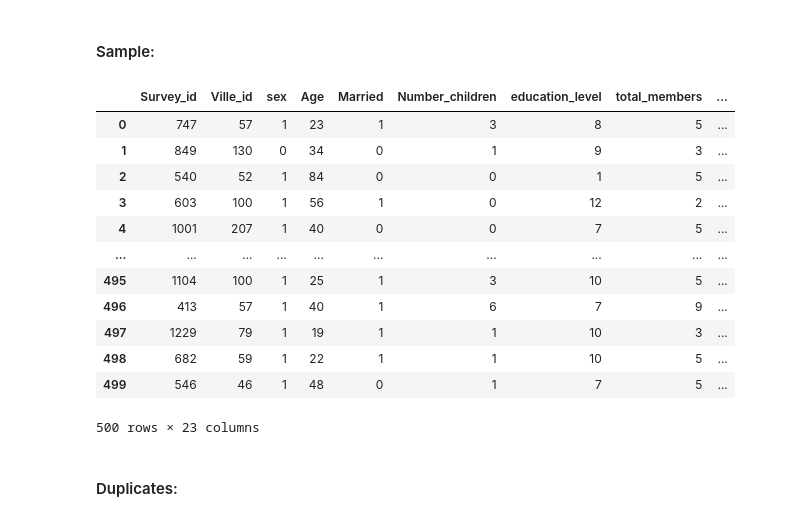
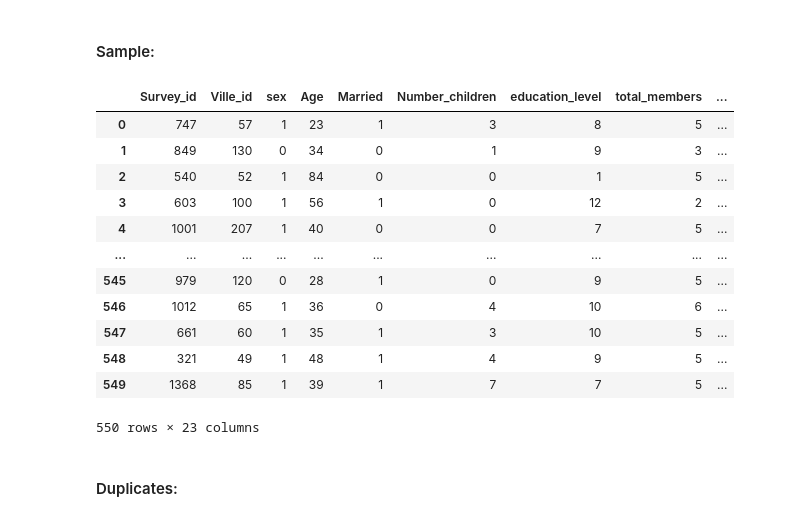
Before and after one commit to lameessa/IT326-project-depression, a Jupyter notebook: Phase2 notebook.ipynb, the cells around one changed output. Saved outputs shown, nothing was run; the diff lists cells and outputs as text; code cells hidden in the pictures.

```diff
--- a/Phase2 notebook.ipynb
+++ b/Phase2 notebook.ipynb
@@ -10,37 +10,37 @@ df = pd.read_csv('b_depressed.csv')
 # %%
 # Filter the data
 depressed_ones = df[df['depressed'] == 1]
 depressed_zeros = df[df['depressed'] == 0]
 
 # Calculate remaining sample size
-remaining_sample_size = 500 - len(depressed_ones)
+remaining_sample_size = 550 - len(depressed_ones)
 
 # Ensure we're not oversampling
 if remaining_sample_size > len(depressed_zeros):
     remaining_sample_size = len(depressed_zeros)
 
 # Sample from the non-depressed group
 depressed_zeros_sample = depressed_zeros.sample(n=remaining_sample_size, random_state=42)
 
 # Combine the two groups
 sample = pd.concat([depressed_ones, depressed_zeros_sample], ignore_index=True)
 
 # Display the sample
 display(sample)
 # %% [output]
 |  | Survey_id | Ville_id | sex | Age | Married | Number_children | education_level | total_members | ... |
 | 0 | 747 | 57 | 1 | 23 | 1 | 3 | 8 | 5 | ... |
 | 1 | 849 | 130 | 0 | 34 | 0 | 1 | 9 | 3 | ... |
 | 2 | 540 | 52 | 1 | 84 | 0 | 0 | 1 | 5 | ... |
 | 3 | 603 | 100 | 1 | 56 | 1 | 0 | 12 | 2 | ... |
 | 4 | 1001 | 207 | 1 | 40 | 0 | 0 | 7 | 5 | ... |
 | ... | ... | ... | ... | ... | ... | ... | ... | ... | ... |
-| 495 | 1104 | 100 | 1 | 25 | 1 | 3 | 10 | 5 | ... |
-| 496 | 413 | 57 | 1 | 40 | 1 | 6 | 7 | 9 | ... |
-| 497 | 1229 | 79 | 1 | 19 | 1 | 1 | 10 | 3 | ... |
-| 498 | 682 | 59 | 1 | 22 | 1 | 1 | 10 | 5 | ... |
-| 499 | 546 | 46 | 1 | 48 | 0 | 1 | 7 | 5 | ... |
+| 545 | 979 | 120 | 0 | 28 | 1 | 0 | 9 | 5 | ... |
+| 546 | 1012 | 65 | 1 | 36 | 0 | 4 | 10 | 6 | ... |
+| 547 | 661 | 60 | 1 | 35 | 1 | 3 | 10 | 5 | ... |
+| 548 | 321 | 49 | 1 | 48 | 1 | 4 | 9 | 5 | ... |
+| 549 | 1368 | 85 | 1 | 39 | 1 | 7 | 7 | 5 | ... |
-500 rows × 23 columns
+550 rows × 23 columns
 # %% [markdown]
 #### Duplicates:
 # %% [markdown]
```
Also changed, not shown: parts of 13 cells of this notebook.
